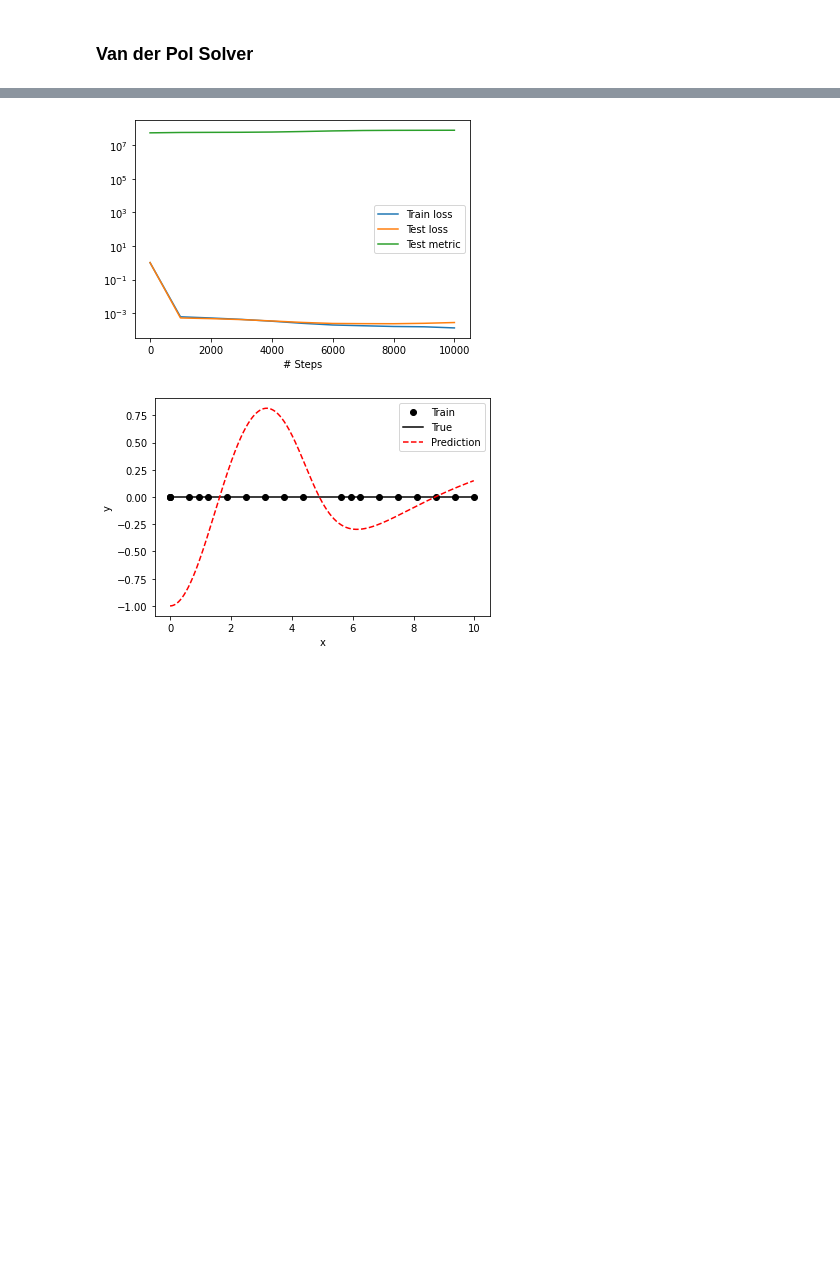
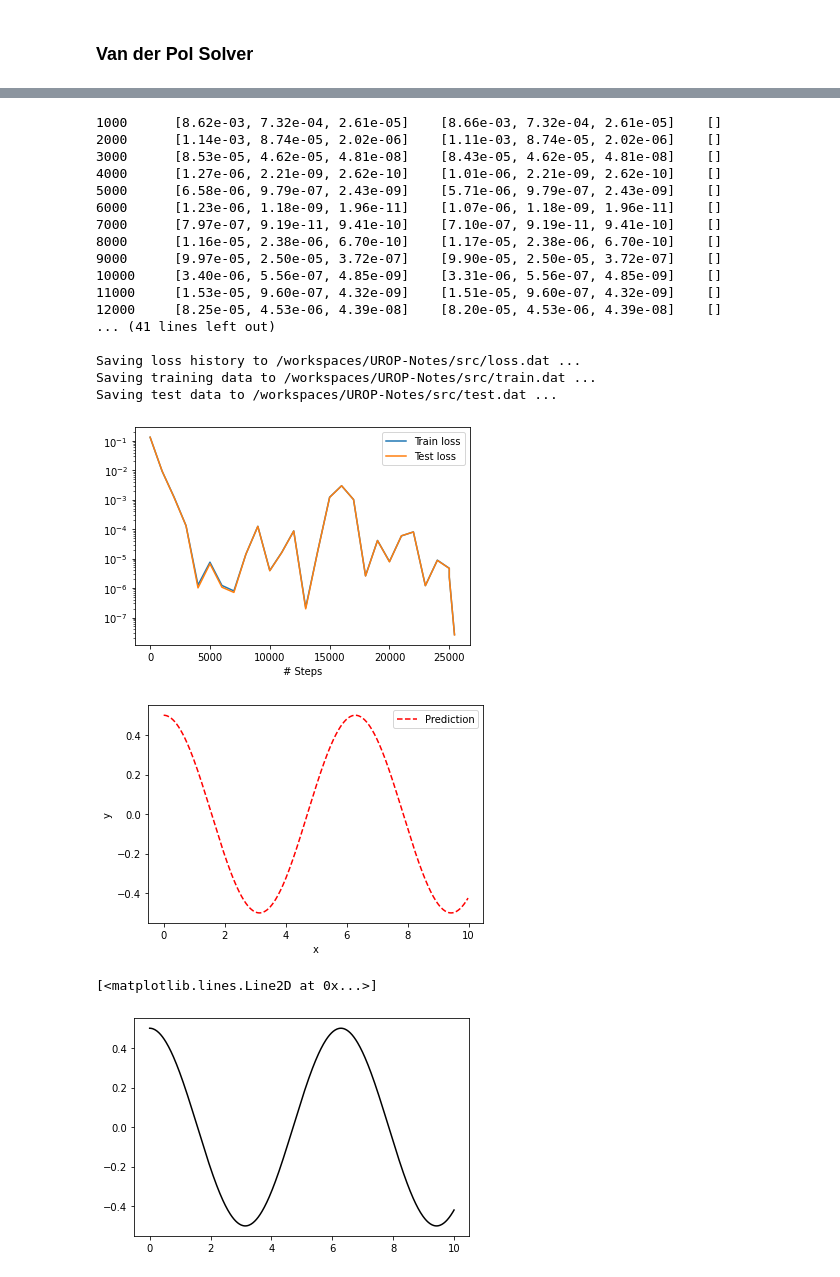
Before and after one commit to raihaan123/UROP-Notes, a Jupyter notebook: src/deepxde.ipynb, the cells around one changed output, grey strips where cells are left out. Drawn from its saved outputs; the diff is of its cells as text; code cells hidden in the pictures; blank space fills up the shorter version.

```diff
--- a/src/deepxde.ipynb
+++ b/src/deepxde.ipynb
@@ -111,37 +25,77 @@ def func(t):
 # %%
+# PDE parameters
+mu = 0
+X0 = [0.5, 0]
+tf = 10
+
+# Hyperparameters
+alpha           = 0.005
+loss_weights    = [2, 0.5, 0.05]    # [X, x1(0), x2(0)] errors
+
+# VdP oscillator
+ODE         = lambda X, t:  np.array([X[1], mu*(1-X[0]**2)*X[1]-X[0]])
+true_sol    = lambda t:     odeint(ODE, X0, t)
+
+# The PDE problem
+def VdP(t, y):
+    dy_dt = dde.grad.jacobian(y, t)
+    d2y_dt2 = dde.grad.hessian(y, t)
+    return  d2y_dt2 - mu * (1 - y ** 2) * dy_dt + y
+
 # Time domain definition
-geom = dde.geometry.TimeDomain(0, 10)
+geom = dde.geometry.TimeDomain(0, tf)
 
 
+# Boundary return function - for Time Domain
 def boundary_l(t, on_initial):
     return on_initial and np.isclose(t[0], 0)
 
 
-# y1(0) = 0.5
+''' Passive ICs are used! '''
+
+# x1(0) = 0.5
 def bc_func1(inputs, outputs, X):
     return outputs - 0.5
 
-# y2(0) = 0
+# x2(0) = 0
 def bc_func2(inputs, outputs, X):
     return dde.grad.jacobian(outputs, inputs, i=0, j=None)
 
 
-ic1 = dde.icbc.IC(geom, lambda x: -1, lambda _, on_initial: on_initial)
+# ic1 = dde.icbc.IC(geom, lambda x: -1, lambda _, on_initial: on_initial)
+ic1 = dde.icbc.OperatorBC(geom, bc_func1, boundary_l)
 ic2 = dde.icbc.OperatorBC(geom, bc_func2, boundary_l)
 
-data = dde.data.TimePDE(geom, VdP, [ic1, ic2], 16, 2, solution=func, num_test=500)
+# Define the PDE problem
+data = dde.data.TimePDE(geom, VdP, [ic1, ic2], 200, 2, num_test=500)
+
+# Solver architecture
 layer_size = [1] + [50] * 3 + [1]
 activation = "tanh"
 initializer = "Glorot uniform"
 net = dde.nn.FNN(layer_size, activation, initializer)
 
+# Create a Model using the PDE and neural network definitions
 model = dde.Model(data, net)
+
+# Compile the model!
 model.compile(
-    "adam", lr=0.001, metrics=["l2 relative error"], loss_weights=[0.01, 1, 1]
+    "adam", lr=alpha, loss_weights=loss_weights     # Removed metrics=["l2 relative error"]
 )
-losshistory, train_state = model.train(iterations=10000)
+losshistory, train_state = model.train(iterations=25000)
+
+# Recompile with new optimizer L-BFGS
+model.compile("L-BFGS")
+losshistory, train_state = model.train()
 
 dde.saveplot(losshistory, train_state, issave=True, isplot=True)
+
+
+t = np.linspace(0, tf, 500)
+sol = true_sol(t)
+x1, x2 = np.hsplit(true_sol(t), 2)
+
+plt.plot(t, x1, color="black", label="x1")
 # %% [output]
 Compiling model...
 Building feed-forward neural network...
@@ -163,2 +113,21 @@ Saving test data to /workspaces/UROP-Notes/src/test.dat ...
+1000      [8.62e-03, 7.32e-04, 2.61e-05]    [8.66e-03, 7.32e-04, 2.61e-05]    []
+2000      [1.14e-03, 8.74e-05, 2.02e-06]    [1.11e-03, 8.74e-05, 2.02e-06]    []
+3000      [8.53e-05, 4.62e-05, 4.81e-08]    [8.43e-05, 4.62e-05, 4.81e-08]    []
+4000      [1.27e-06, 2.21e-09, 2.62e-10]    [1.01e-06, 2.21e-09, 2.62e-10]    []
+5000      [6.58e-06, 9.79e-07, 2.43e-09]    [5.71e-06, 9.79e-07, 2.43e-09]    []
+6000      [1.23e-06, 1.18e-09, 1.96e-11]    [1.07e-06, 1.18e-09, 1.96e-11]    []
+7000      [7.97e-07, 9.19e-11, 9.41e-10]    [7.10e-07, 9.19e-11, 9.41e-10]    []
+8000      [1.16e-05, 2.38e-06, 6.70e-10]    [1.17e-05, 2.38e-06, 6.70e-10]    []
+9000      [9.97e-05, 2.50e-05, 3.72e-07]    [9.90e-05, 2.50e-05, 3.72e-07]    []
+10000     [3.40e-06, 5.56e-07, 4.85e-09]    [3.31e-06, 5.56e-07, 4.85e-09]    []
+11000     [1.53e-05, 9.60e-07, 4.32e-09]    [1.51e-05, 9.60e-07, 4.32e-09]    []
+12000     [8.25e-05, 4.53e-06, 4.39e-08]    [8.20e-05, 4.53e-06, 4.39e-08]    []
+... (41 lines left out)
+
+Saving loss history to /workspaces/UROP-Notes/src/loss.dat ...
+Saving training data to /workspaces/UROP-Notes/src/train.dat ...
+Saving test data to /workspaces/UROP-Notes/src/test.dat ...
-[figure, old version]
+[figure, new version]
-[figure, old version]
+[figure, new version]
+[<matplotlib.lines.Line2D at 0x...>]
+[figure, added]
```
Also changed, not shown: parts of 6 cells of this notebook, 4 other files.
